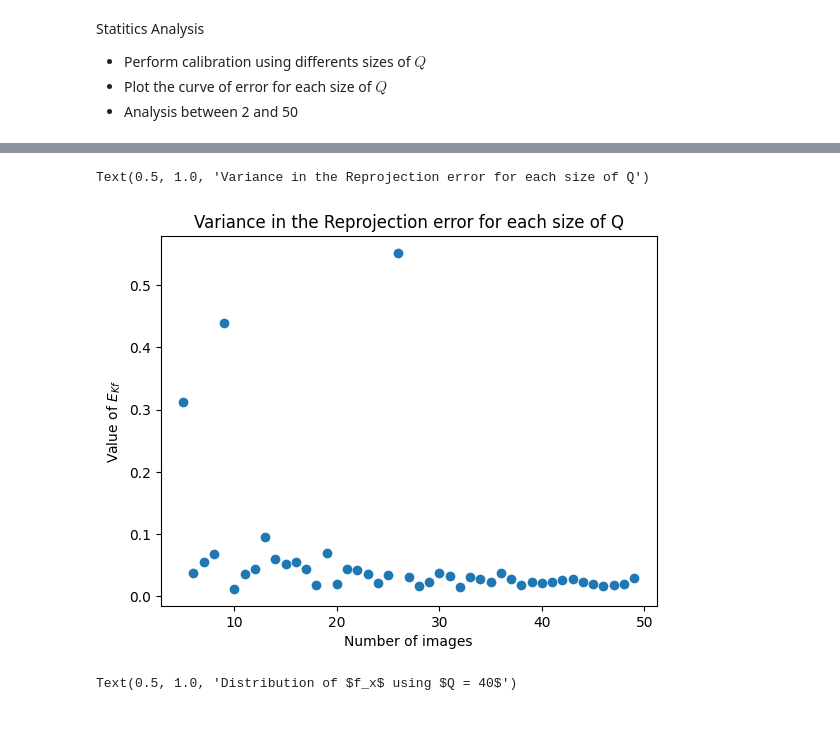
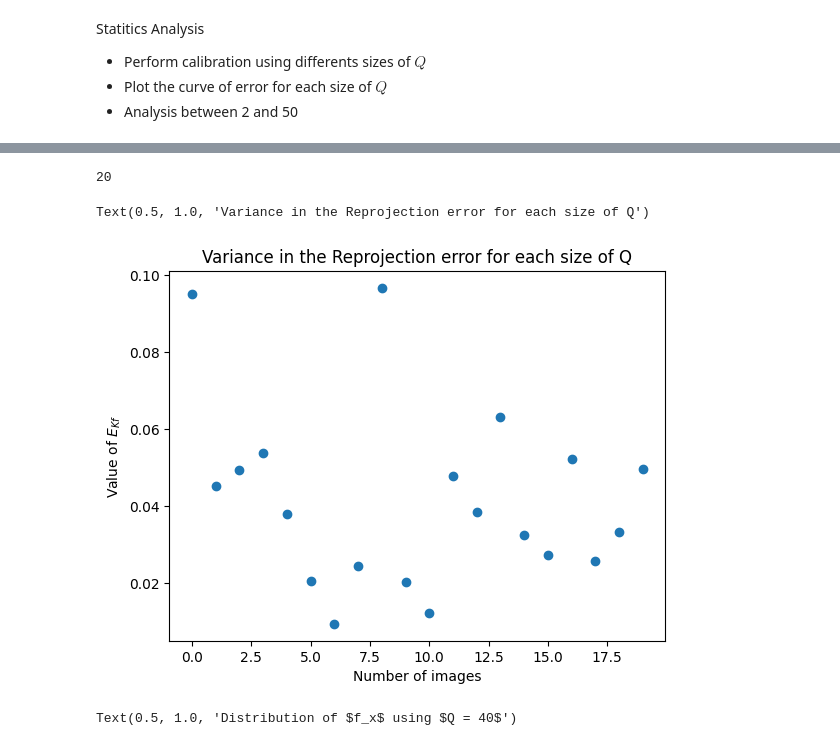
Before and after one commit to MateusPincho/Calibration-Mocap, a Jupyter notebook: modules/camera_calibration_analysis/statistic_analysis/statistic_analysis.ipynb, the cells around one changed output, grey strips where cells are left out. Saved outputs shown, nothing was run; the diff lists cells and outputs as text; code cells hidden in the pictures.

Commit message:
images from new image generator

```diff
--- a/modules/camera_calibration_analysis/statistic_analysis/statistic_analysis.ipynb
+++ b/modules/camera_calibration_analysis/statistic_analysis/statistic_analysis.ipynb
@@ -260,7 +260,7 @@ First Calibration - Checking the results
 # Choose the image path
 path = '../../../images/virtual/'
 images = glob(path + '7x7/original/set_25/*.jpg')
-
+images2 = glob('../../../images/new_test/*.jpg')
 # Create the calibration pattern
 myPattern = Pattern(pattern_size = (7,7),
                     square_size = 30,
@@ -268,9 +268,9 @@ myPattern = Pattern(pattern_size = (7,7),
 
 # Create Calibrator object
 myCalibrator = Calibrator(flags_calib = cv2.CALIB_RATIONAL_MODEL,
-                          image_path = images,
+                          image_path = images2,
                           board_points = myPattern.construct3DPoints(),
-                          image_size = (720,720),
+                          image_size = (1200,1200),
                           pattern_size = myPattern.pattern_size)
 
 # Prepare the world points and image points for calibration
@@ -278,3 +278,5 @@ myCalibrator.detect_using_SB()
 
 # Calibrate your camera
 myCalibrator.calibrate()
+
+myCalibrator.results
@@ -360,11 +404,12 @@ def generate_images_subset(images, size_of_q):
     return images_subsets
 # %%
 all_images = glob('../../../images/virtual/7x7/opengl3/*.jpg')
+all_images2 = glob('../../../images/new_test/*.jpg')
 E_kf = []
 # %%
-for i in range (45):
+for i in range (20):
     print("Using", i+5, "images")
-    image_set = random_select_images(all_images, i + 5)
+    image_set = random_select_images(all_images2, i + 5)
     myCalibrator.image_path = image_set
     myCalibrator.detect_using_SB()
     e = cross_validation_camera(myPattern, myCalibrator)
@@ -373,11 +436,15 @@ for i in range (45):
+# %%
+len(E_kf)
+# %% [output]
+20
 # %%
-plt.scatter(np.arange(5,50), E_kf)
+plt.scatter(np.arange(0,20), E_kf)
 plt.xlabel("Number of images")
 plt.ylabel("Value of " + r'$E_{Kf}$')
 plt.title("Variance in the Reprojection error for each size of " + r'Q')
 # %% [output]
 Text(0.5, 1.0, 'Variance in the Reprojection error for each size of Q')
-[figure, old version]
+[figure, new version]
 # %%
 size_of_q = 40
 fx_distribution = []
```
Also changed, not shown: parts of 5 cells of this notebook, 30 other files.
